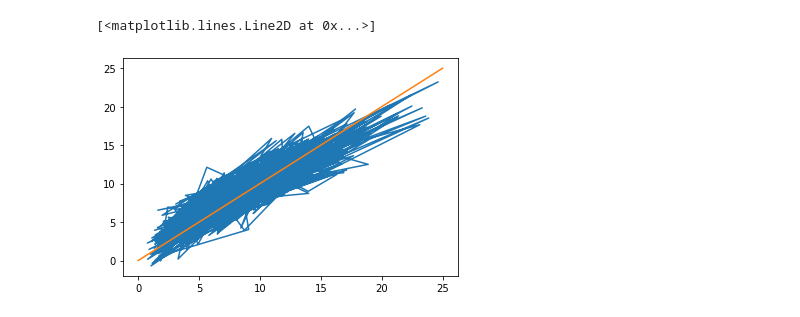
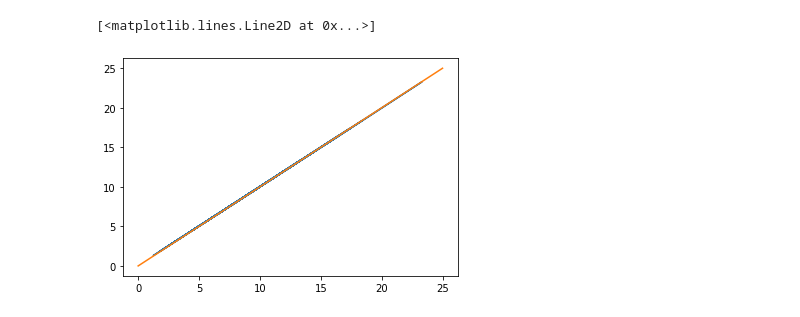
Before and after one commit to VIVG123/MLP-multivariable-polynomial-function-approximation, a Jupyter notebook: Neural_Network_Assignment_17445.ipynb, the cells around one changed output. Drawn from its saved outputs; the diff is of its cells as text; code cells hidden in the pictures.

```diff
--- a/Neural_Network_Assignment_17445.ipynb
+++ b/Neural_Network_Assignment_17445.ipynb
@@ -24,11 +23,11 @@ print(x_test)
 # %%
-y = [0]*10000
-for i in range(10000):
+y = [0]*1000000
+for i in range(1000000):
     for j in range(10):
         y[i] += (j+1)*(x_test[i][j]**(j+1))
 #print(y)
-y_test = [0]*10000
-for i in range(10000):
+y_test = [0]*1000000
+for i in range(1000000):
     y_test[i]= y[i]/30
 
 y_test = np.array(y_test)
@@ -38,8 +37,14 @@ print(y_test)
 # %%
 model = tf.keras.models.Sequential()
 # %%
-model.add(tf.keras.layers.Dense(10, activation=tf.nn.sigmoid))
-model.add(tf.keras.layers.Dense(10, activation=tf.nn.sigmoid))
+model.add(tf.keras.layers.Dense(20, activation=tf.nn.sigmoid))
+model.add(tf.keras.layers.Dense(20, activation=tf.nn.sigmoid))
+model.add(tf.keras.layers.Dense(20, activation=tf.nn.sigmoid))
+model.add(tf.keras.layers.Dense(20, activation=tf.nn.sigmoid))
+model.add(tf.keras.layers.Dense(20, activation=tf.nn.sigmoid))
+model.add(tf.keras.layers.Dense(20, activation=tf.nn.sigmoid))
+model.add(tf.keras.layers.Dense(20, activation=tf.nn.sigmoid))
+model.add(tf.keras.layers.Dense(20, activation=tf.nn.sigmoid))
 model.add(tf.keras.layers.Dense(1, activation=tf.keras.activations.linear))
 
 logdir = os.path.join("logs", datetime.datetime.now().strftime("%Y%m%d-%H%M%S"))
@@ -75,10 +77,10 @@ Epoch 300/300
 <tensorflow.python.keras.callbacks.History at 0x...>
 # %%
-%tensorboard --logdir logs
+%tensorboard --logdir=data/ --host localhost --port 8088
 
-x_val = np.random.rand(1000,10)
-y = [0]*1000
-for i in range(1000):
+x_val = np.random.rand(100,10)
+y = [0]*100
+for i in range(100):
     for j in range(10):
         y[i] += (j+1)*(x_val[i][j]**(j+1))
 y_val = np.array(y)
@@ -106,7 +107,8 @@ Reusing TensorBoard on port 6007 (pid 23777), started 17:47:43 ago. (Use '!kill
 # %%
-y = [0]*1000
-for i in range(1000):
+y = [0]*100
+for i in range(100):
     y[i] = model.predict(np.array([x_val[i]]))*30
 y_predict = np.array(y)
 print(y)
+model.predict(x_val)
 # %% [output]
@@ -116,10 +135,10 @@ from matplotlib import pyplot as plt
 # %%
 fig = plt.figure()
 ax = plt.axes()
 
-x = np.linspace(0, 25, 1000)
-ax.plot(list(y_val),y_predict.reshape((1000,)));
+x = np.linspace(0, 25, 100)
+ax.plot(list(y_val),y_predict.reshape((100,)));
 ax.plot(x,x)
 # %% [output]
 [<matplotlib.lines.Line2D at 0x...>]
-[figure, old version]
+[figure, new version]
```
Also changed, not shown: parts of 9 cells of this notebook, 2 other files.
